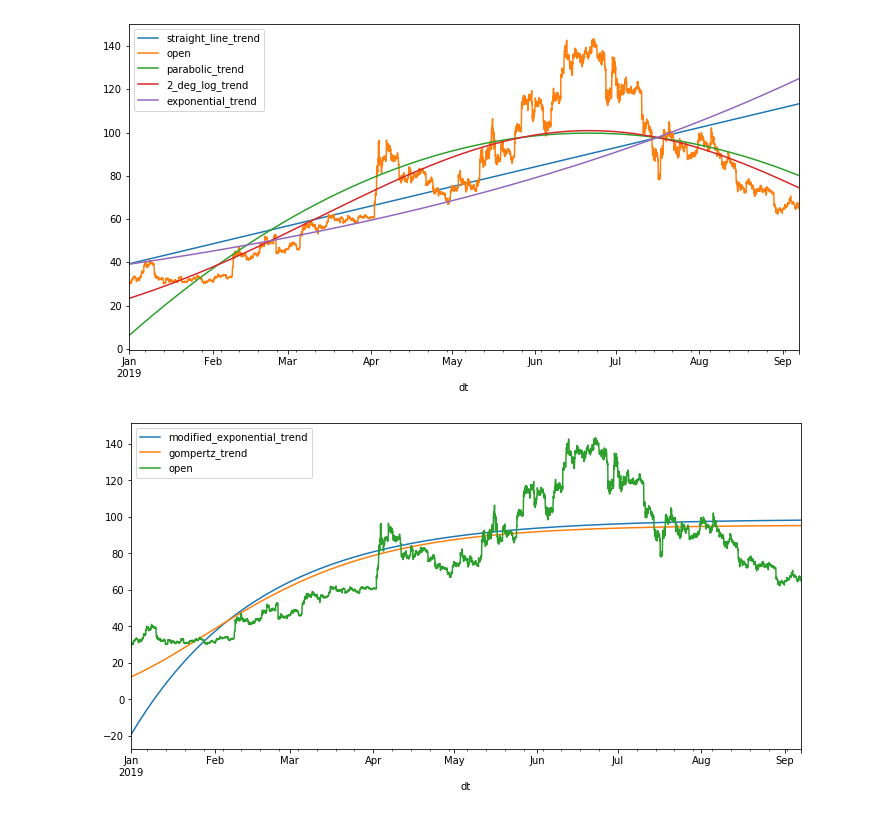
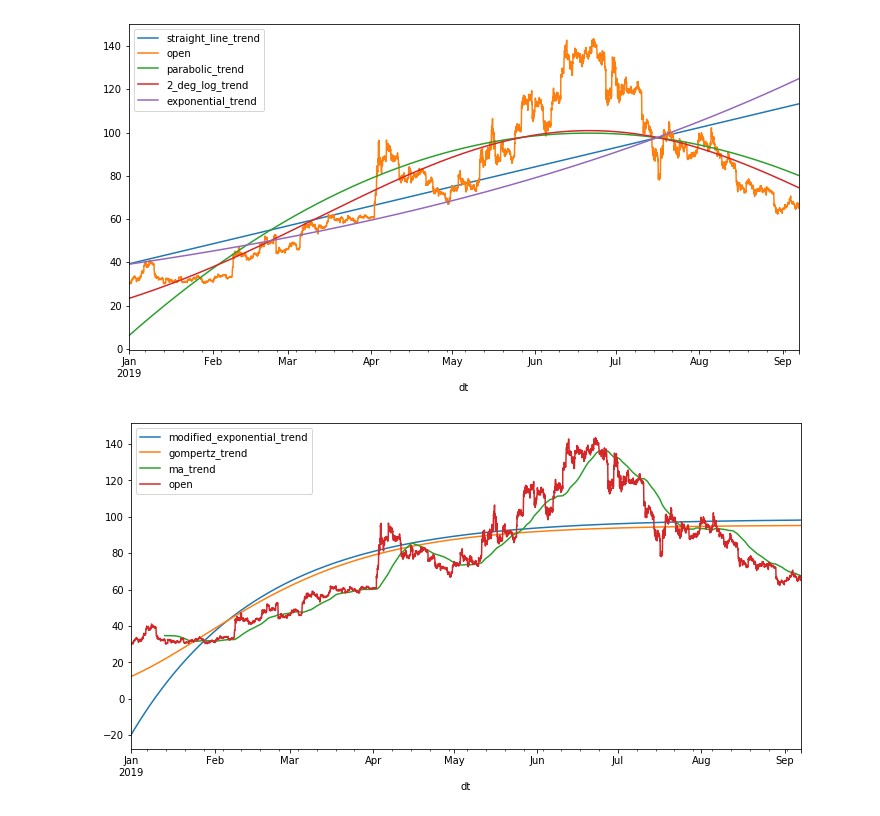
Before and after one commit to NilakshiMondal/Bitcoin-Price-Analysis, a Jupyter notebook: nbs/TS analysis.ipynb, the cells around one changed output. Saved outputs shown, nothing was run; the diff lists cells and outputs as text; code cells hidden in the pictures.

```diff
--- a/nbs/TS analysis.ipynb
+++ b/nbs/TS analysis.ipynb
@@ -45,7 +45,7 @@ class TS:
         fig, ax = plt.subplots(1,1, figsize = figsize)
         sub.plot(ax = ax)
 
-    def trend(self, col, method, subset = False):
+    def trend(self, col, method, subset = False, period = 5):
         '''
         Use different methods for trend analysis to get values of trend. Note: Should ideally use matrix methods to solve these
         equations.
@@ -140,14 +140,11 @@ class TS:
             # solved using the method of partial sums
 
             # make sure data can be divided into 3 equal parts
-            if data.shape[0]%3==0:
-                n = data.shape[0]
-            else:
-                remainder = data.shape[0]%3
-                n = data.shape[0]-remainder
+            remainder = data.shape[0]%3
+            n = data.shape[0]-remainder
 
             cd= int(n/3) # cd = common_divisor because this will be used a lot in the below formulae
-            data = data.iloc[:n]
+            data = data.iloc[remainder:]
             data['t'] = range(1,n+1)
             s1 = data.iloc[:cd][col].sum()
             s2 = data.iloc[cd:2*cd][col].sum()
@@ -164,14 +161,11 @@ class TS:
         elif method == "gompertz":
             data[col] = np.log(data[col])
             # same as above implementation
-            if data.shape[0]%3==0:
-                n = data.shape[0]
-            else:
-                remainder = data.shape[0]%3
-                n = data.shape[0]-remainder
+            remainder = data.shape[0]%3
+            n = data.shape[0]-remainder
 
             cd= int(n/3) # cd = common_divisor because this will be used a lot in the below formulae
-            data = data.iloc[:n]
+            data = data.iloc[remainder:]
             data['t'] = range(1,n+1)
             s1 = data.iloc[:cd][col].sum()
             s2 = data.iloc[cd:2*cd][col].sum()
@@ -184,6 +178,12 @@ class TS:
             self.data['gompertz_trend'] = data['trend']
             if subset:
                 self.sub['gompertz_trend'] = data['trend']
+
+        elif method == "ma":
+            data['trend'] = data[col].rolling(window = period).mean()
+            self.data['ma_trend'] = data['trend']
+            if subset:
+                self.sub['ma_trend'] = data['trend']
 # %%
 # loading data
 ltc = TS(data_loc='../Desktop/TS/ltc.csv')
@@ -231,6 +238,6 @@ ltc.plot_data(col=['straight_line_trend','open', 'parabolic_trend', '2_deg_log_t
 [figure]
 # %%
 # plotting trend valueswith actual values
-ltc.plot_data(col=['modified_exponential_trend','gompertz_trend', 'open'], subset =True)
+ltc.plot_data(col=['modified_exponential_trend','gompertz_trend', 'ma_trend','open'], subset =True)
 # %% [output]
-[figure, old version]
+[figure, new version]
```
Also changed, not shown: parts of 2 cells of this notebook.
